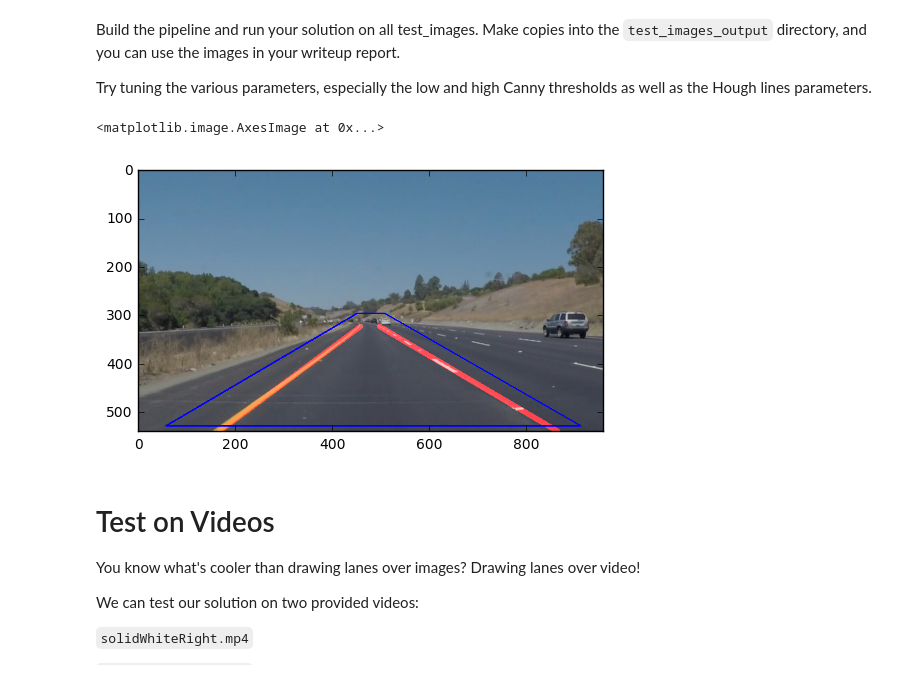
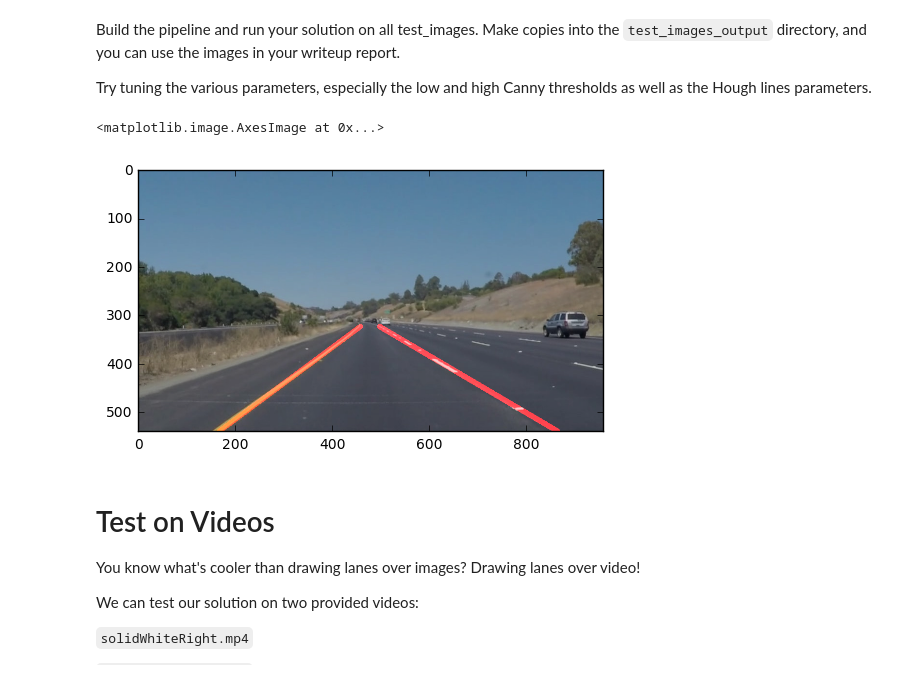
Before and after one commit to ngard/CarND-LaneLines-P1, a Jupyter notebook: P1.ipynb, the cells around one changed output. Drawn from its saved outputs; the diff is of its cells as text; code cells hidden in the pictures.

```diff
--- a/P1.ipynb
+++ b/P1.ipynb
@@ -249,25 +249,25 @@ Try tuning the various parameters, especially the low and high Canny thresholds
 # %%
 # TODO: Build your pipeline that will draw lane lines on the test_images
 # then save them to the test_images directory.
 
 fnames_image = os.listdir("test_images/")
 image = mpimg.imread('test_images/'+fnames_image[2])
 (h_image, w_image, c_image) = image.shape
 vertices = np.array([[w_image*0.06,h_image*0.98],[w_image*0.47,h_image*0.55],[w_image*0.53,h_image*0.55],[w_image*0.95,h_image*0.98]], np.int32)
 im_gray = grayscale(image)
 im_canny = canny(im_gray,100,300)
 im_cut = region_of_interest(im_canny, [vertices])
 im_hough = hough_lines(im_cut, rho=5, theta=3.14/180, threshold=200, min_line_len=100, max_line_gap=200)
 im_show=weighted_img(im_hough, image, α=0.8, β=1., λ=0.)
 
-for ii in range(4):
-    jj = (ii+1)%4
-    cv2.line(im_show, (vertices[ii][0], vertices[ii][1]), (vertices[jj][0], vertices[jj][1]),color=[0,0,255],thickness=2)
+#for ii in range(4):
+#    jj = (ii+1)%4
+#    cv2.line(im_show, (vertices[ii][0], vertices[ii][1]), (vertices[jj][0], vertices[jj][1]),color=[0,0,255],thickness=2)
 
 plt.imshow(im_show)
 # %% [output]
 <matplotlib.image.AxesImage at 0x...>
-[figure, old version]
+[figure, new version]
 # %% [markdown]
 # Test on Videos
 
```
Also changed, not shown: parts of 3 cells of this notebook, 1 other file.
